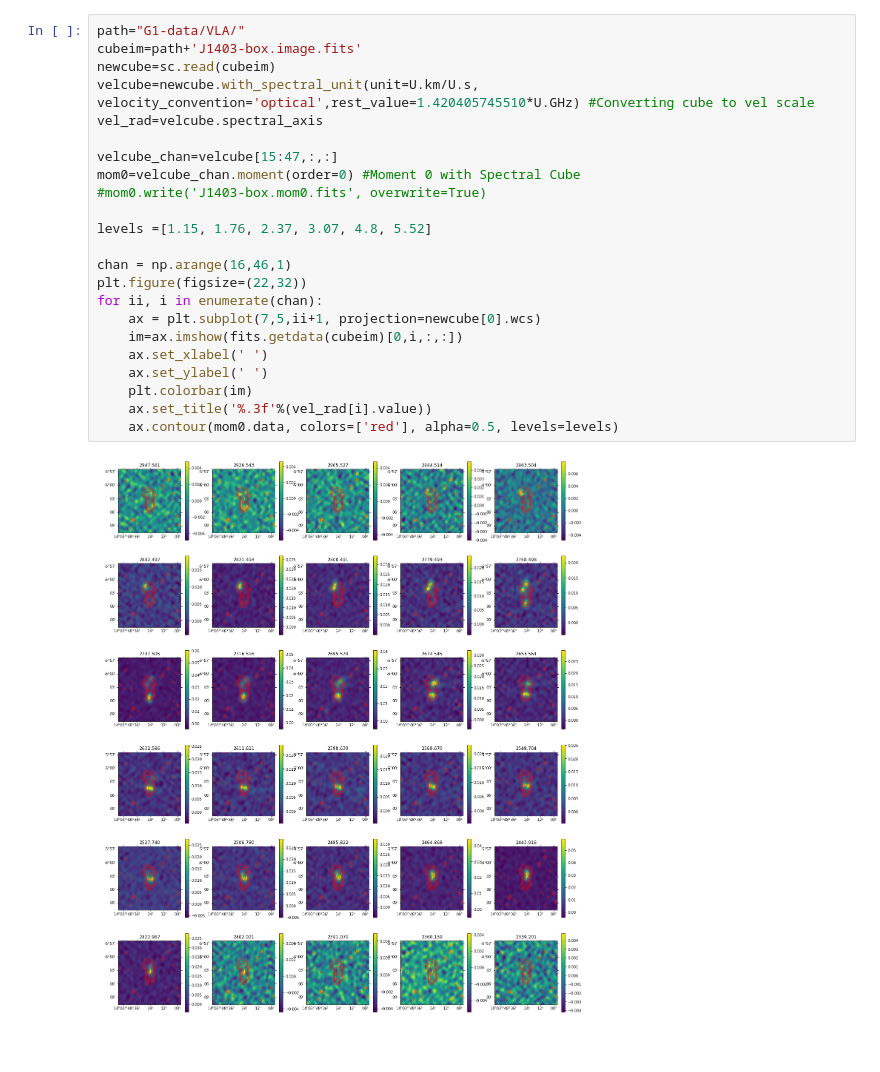
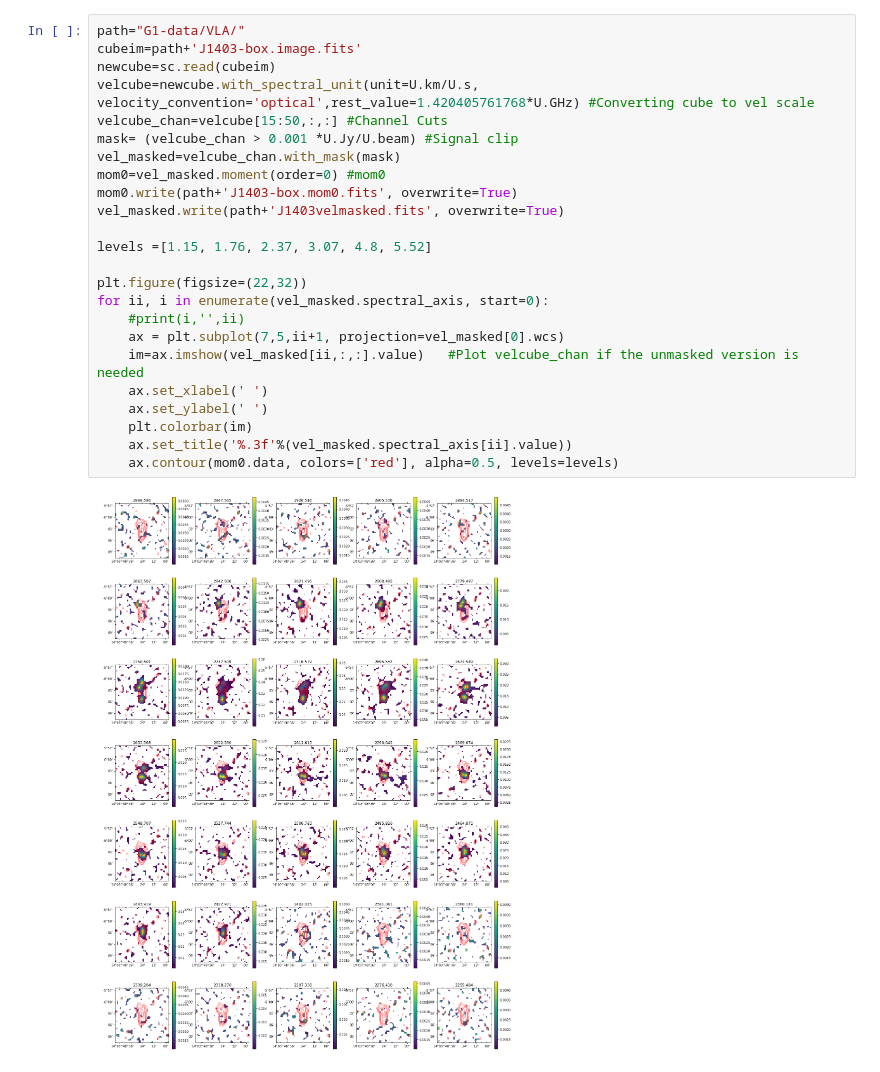
Before and after one commit to spectram/meerchoirs, a Jupyter notebook: g1vla-analysis.ipynb, the cells around one changed output. Saved outputs shown, nothing was run; the diff lists cells and outputs as text.

```diff
--- a/g1vla-analysis.ipynb
+++ b/g1vla-analysis.ipynb
@@ -12,27 +12,28 @@ warnings.filterwarnings('ignore')
 # %%
 path="G1-data/VLA/"
 cubeim=path+'J1403-box.image.fits'
 newcube=sc.read(cubeim)
-velcube=newcube.with_spectral_unit(unit=U.km/U.s, velocity_convention='optical',rest_value=1.420405745510*U.GHz) #Converting cube to vel scale
-vel_rad=velcube.spectral_axis
-
-velcube_chan=velcube[15:47,:,:]
-mom0=velcube_chan.moment(order=0) #Moment 0 with Spectral Cube
-#mom0.write('J1403-box.mom0.fits', overwrite=True)
+velcube=newcube.with_spectral_unit(unit=U.km/U.s, velocity_convention='optical',rest_value=1.420405761768*U.GHz) #Converting cube to vel scale
+velcube_chan=velcube[15:50,:,:] #Channel Cuts
+mask= (velcube_chan > 0.001 *U.Jy/U.beam) #Signal clip
+vel_masked=velcube_chan.with_mask(mask)
+mom0=vel_masked.moment(order=0) #mom0
+mom0.write(path+'J1403-box.mom0.fits', overwrite=True)
+vel_masked.write(path+'J1403velmasked.fits', overwrite=True)
 
 levels =[1.15, 1.76, 2.37, 3.07, 4.8, 5.52]
 
-chan = np.arange(16,46,1)
 plt.figure(figsize=(22,32))
-for ii, i in enumerate(chan):
-    ax = plt.subplot(7,5,ii+1, projection=newcube[0].wcs)
-    im=ax.imshow(fits.getdata(cubeim)[0,i,:,:])
+for ii, i in enumerate(vel_masked.spectral_axis, start=0):
+    #print(i,'',ii)
+    ax = plt.subplot(7,5,ii+1, projection=vel_masked[0].wcs)
+    im=ax.imshow(vel_masked[ii,:,:].value)   #Plot velcube_chan if the unmasked version is needed
     ax.set_xlabel(' ')
     ax.set_ylabel(' ')
     plt.colorbar(im)
-    ax.set_title('%.3f'%(vel_rad[i].value))
+    ax.set_title('%.3f'%(vel_masked.spectral_axis[ii].value))
     ax.contour(mom0.data, colors=['red'], alpha=0.5, levels=levels)
 # %% [output]
-[figure, old version]
+[figure, new version]
 # %%
 plt.figure(figsize=(16,16))
```
Also changed, not shown: parts of 16 cells of this notebook.
